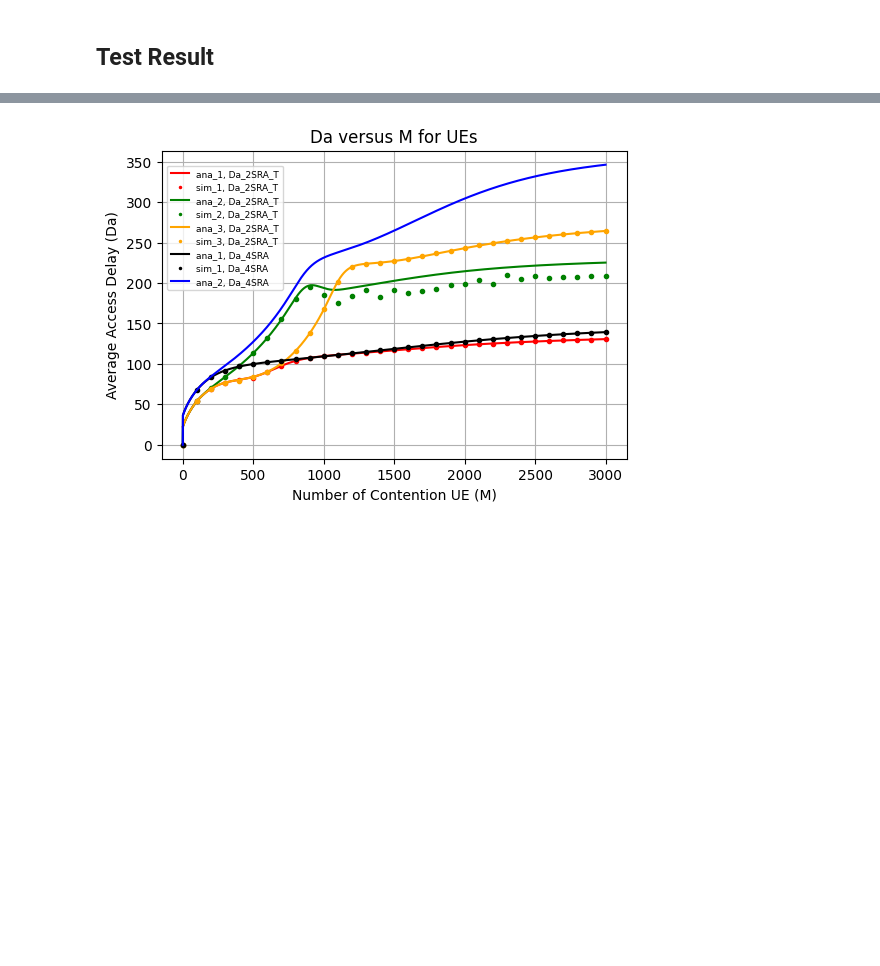
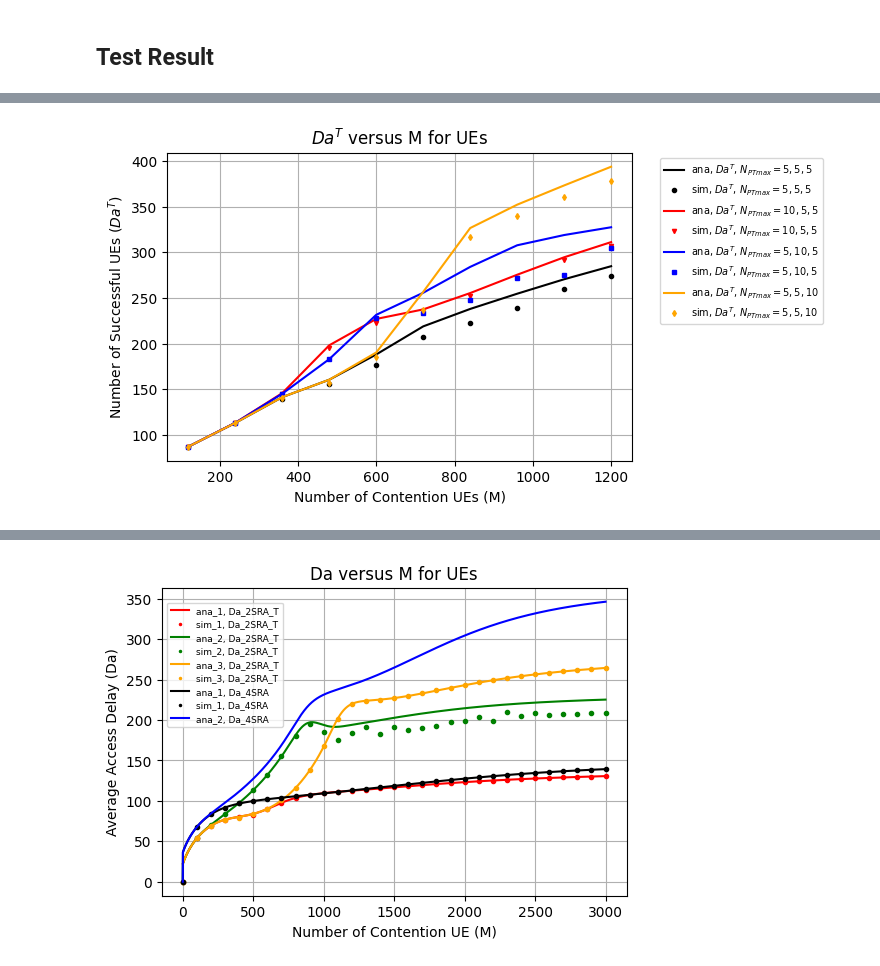
Before and after one commit to timlin0307/Thesis-Simulation, a Jupyter notebook: 2SRA and 4SRA in NTN/Analysis.ipynb, the cells around one changed output, grey strips where cells are left out. Saved outputs shown, nothing was run; the diff lists cells and outputs as text; code cells hidden in the pictures; blank space fills up the shorter version.

```diff
--- a/2SRA and 4SRA in NTN/Analysis.ipynb
+++ b/2SRA and 4SRA in NTN/Analysis.ipynb
@@ -946,0 +1005,22 @@ cvs_pandas = result.to_csv("ana_testresult_2SRA_2.csv", mode='w+', index=False,
+# %%
+plt.plot(ana_1.M_4SRA, ana_1.Da_T, '-', color = 'black', label = 'ana, $Da^T$, $N_{PTmax}=5,5,5$')
+plt.plot(sim_1.M_4SRA, sim_1.Da_T, 'o', ms = 3, color = 'black', label = 'sim, $Da^T$, $N_{PTmax}=5,5,5$')
+
+plt.plot(ana_2.M_4SRA, ana_2.Da_T, '-', color = 'red', label = 'ana, $Da^T$, $N_{PTmax}=10,5,5$')
+plt.plot(sim_2.M_4SRA, sim_2.Da_T, 'v', ms = 3, color = 'red', label = 'sim, $Da^T$, $N_{PTmax}=10,5,5$')
+
+plt.plot(ana_3.M_4SRA, ana_3.Da_T, '-', color = 'blue', label = 'ana, $Da^T$, $N_{PTmax}=5,10,5$')
+plt.plot(sim_3.M_4SRA, sim_3.Da_T, 's', ms = 3, color = 'blue', label = 'sim, $Da^T$, $N_{PTmax}=5,10,5$')
+
+plt.plot(ana_4.M_4SRA, ana_4.Da_T, '-', color = 'orange', label = 'ana, $Da^T$, $N_{PTmax}=5,5,10$')
+plt.plot(sim_4.M_4SRA, sim_4.Da_T, 'd', ms = 3, color = 'orange', label = 'sim, $Da^T$, $N_{PTmax}=5,5,10$')
+
+plt.xlabel("Number of Contention UEs (M)")
+plt.ylabel("Number of Successful UEs ($Da^T$)")
+plt.grid(True, which="both")
+plt.legend(markerscale=1, fontsize=7, loc='upper left', bbox_to_anchor=(1.05, 1))
+plt.title('$Da^T$ versus M for UEs')
+plt.rcParams["figure.figsize"] = (6, 4)
+plt.show()
+# %% [output]
+[figure, added]
```
Also changed, not shown: parts of 15 cells of this notebook, 12 other files.
